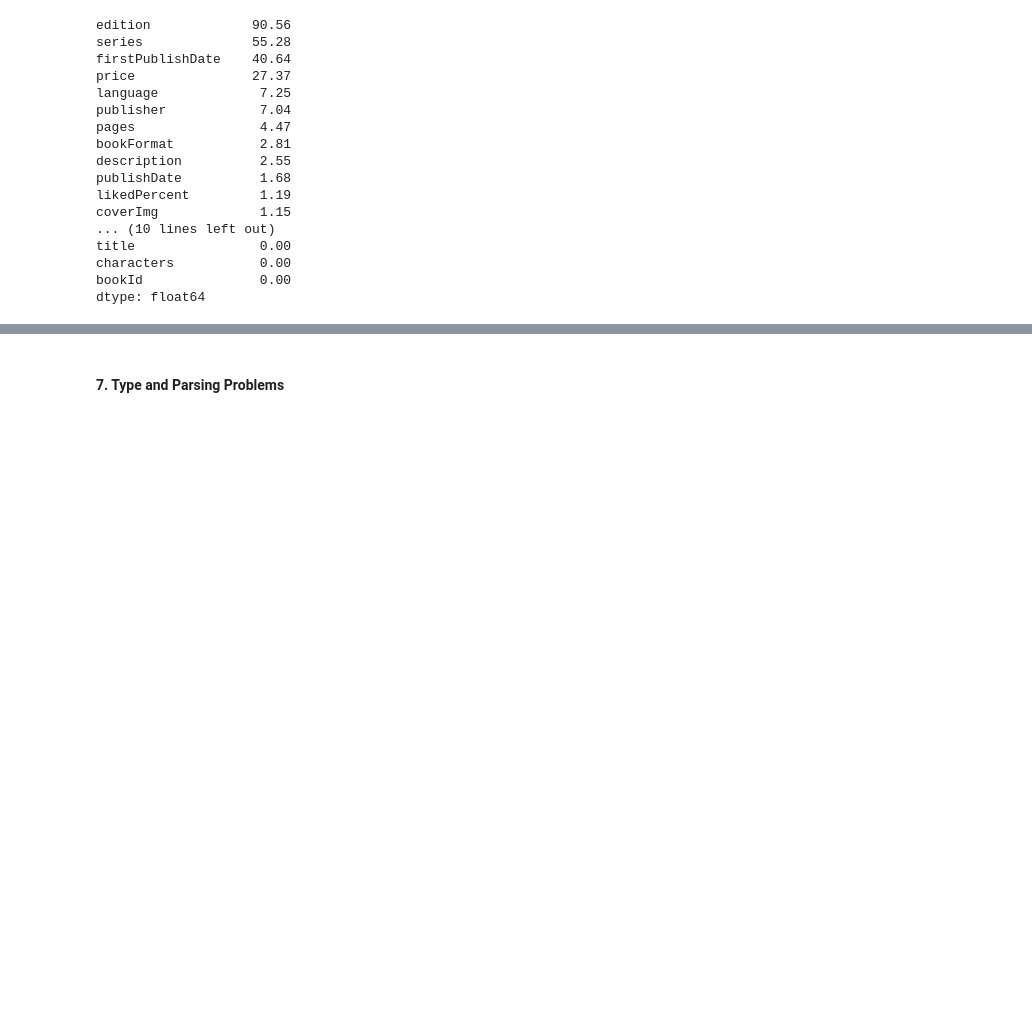
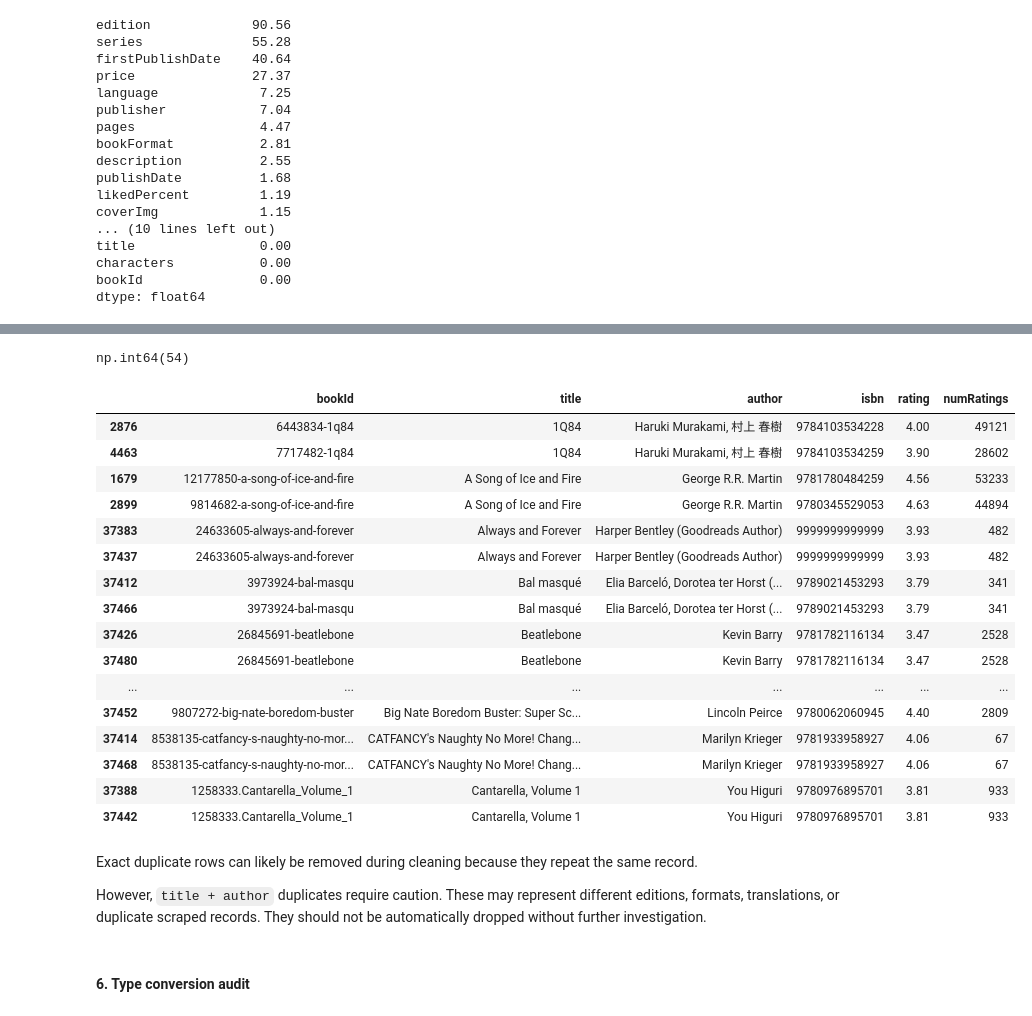
Before and after one commit to esabaliauskaite/book-dataset-analysis, a Jupyter notebook: notebooks/01_data_audit.ipynb, the cells around one changed output, grey strips where cells are left out. Cells and saved outputs as stored; diff of their text form; code cells hidden in the pictures; blank space fills up the shorter version.

```diff
--- a/notebooks/01_data_audit.ipynb
+++ b/notebooks/01_data_audit.ipynb
@@ -118,2 +144,35 @@ As only a small amount of rows were duplicates hence they were removed.
+# %%
+bookid_duplicate_count = df_raw.duplicated(subset=["bookId"]).sum()
+bookid_duplicate_count
+# %% [output]
+np.int64(54)
+# %%
+title_author_duplicates = df_raw[
+    df_raw.duplicated(subset=["title", "author"], keep=False)
+].sort_values(["title", "author"])
+
+title_author_duplicates[["bookId", "title", "author", "isbn", "rating", "numRatings"]].head(20)
+# %% [output]
+|  | bookId | title | author | isbn | rating | numRatings |
+| 2876 | 6443834-1q84 | 1Q84 | Haruki Murakami, 村上 春樹 | 9784103534228 | 4.00 | 49121 |
+| 4463 | 7717482-1q84 | 1Q84 | Haruki Murakami, 村上 春樹 | 9784103534259 | 3.90 | 28602 |
+| 1679 | 12177850-a-song-of-ice-and-fire | A Song of Ice and Fire | George R.R. Martin | 9781780484259 | 4.56 | 53233 |
+| 2899 | 9814682-a-song-of-ice-and-fire | A Song of Ice and Fire | George R.R. Martin | 9780345529053 | 4.63 | 44894 |
+| 37383 | 24633605-always-and-forever | Always and Forever | Harper Bentley (Goodreads Author) | 9999999999999 | 3.93 | 482 |
+| 37437 | 24633605-always-and-forever | Always and Forever | Harper Bentley (Goodreads Author) | 9999999999999 | 3.93 | 482 |
+| 37412 | 3973924-bal-masqu | Bal masqué | Elia Barceló, Dorotea ter Horst (... | 9789021453293 | 3.79 | 341 |
+| 37466 | 3973924-bal-masqu | Bal masqué | Elia Barceló, Dorotea ter Horst (... | 9789021453293 | 3.79 | 341 |
+| 37426 | 26845691-beatlebone | Beatlebone | Kevin Barry | 9781782116134 | 3.47 | 2528 |
+| 37480 | 26845691-beatlebone | Beatlebone | Kevin Barry | 9781782116134 | 3.47 | 2528 |
+| ... | ... | ... | ... | ... | ... | ... |
+| 37452 | 9807272-big-nate-boredom-buster | Big Nate Boredom Buster: Super Sc... | Lincoln Peirce | 9780062060945 | 4.40 | 2809 |
+| 37414 | 8538135-catfancy-s-naughty-no-mor... | CATFANCY's Naughty No More! Chang... | Marilyn Krieger | 9781933958927 | 4.06 | 67 |
+| 37468 | 8538135-catfancy-s-naughty-no-mor... | CATFANCY's Naughty No More! Chang... | Marilyn Krieger | 9781933958927 | 4.06 | 67 |
+| 37388 | 1258333.Cantarella_Volume_1 | Cantarella, Volume 1 | You Higuri | 9780976895701 | 3.81 | 933 |
+| 37442 | 1258333.Cantarella_Volume_1 | Cantarella, Volume 1 | You Higuri | 9780976895701 | 3.81 | 933 |
+# %% [markdown]
+Exact duplicate rows can likely be removed during cleaning because they repeat the same record.
+
+However, `title + author` duplicates require caution. These may represent different editions, formats, translations, or duplicate scraped records. They should not be automatically dropped without further investigation.
 # %% [markdown]
-#### 7. Type and Parsing Problems
+#### 6. Type conversion audit
```
Also changed, not shown: parts of 26 cells of this notebook.
